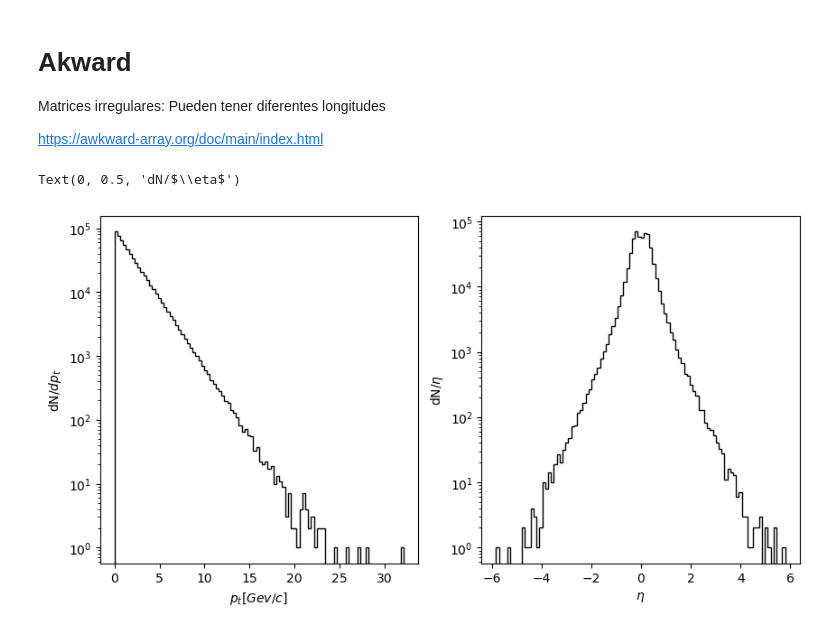
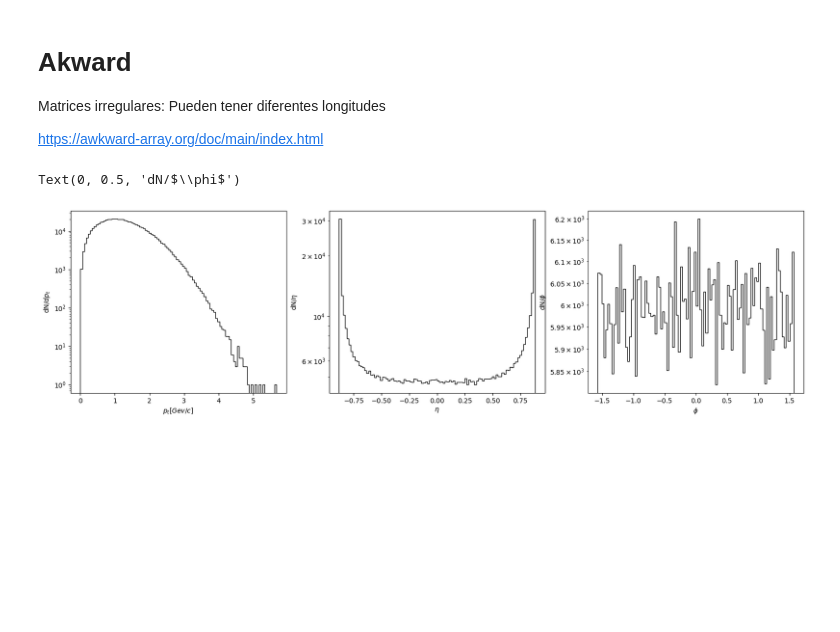
Before and after one commit to isadoji/pyHEP, a Jupyter notebook: 2.Scikit-HEP/uproot.ipynb, the cells around one changed output. Saved outputs shown, nothing was run; the diff lists cells and outputs as text; code cells hidden in the pictures; blank space fills up the shorter version.

```diff
--- a/2.Scikit-HEP/uproot.ipynb
+++ b/2.Scikit-HEP/uproot.ipynb
@@ -143,24 +162,29 @@ https://awkward-array.org/doc/main/index.html
 # %%
 import awkward as ak
 
-pt = ak.flatten(px.array() ** 2 + py.array() ** 2)
-p = px.array() ** 2 + py.array() ** 2 + pz.array() ** 2
+pt = ak.flatten(np.sqrt(px.array() ** 2 + py.array() ** 2))
+p = np.sqrt(px.array() ** 2 + py.array() ** 2 + pz.array() ** 2)
 eta = ak.flatten(0.5*np.log((p+px.array())/(p-px.array())))
 phi = ak.flatten(np.arctan(py.array()/px.array()))
 # %%
 import matplotlib.pyplot as plt
 
-plt.figure(figsize=(10,5))
-plt.subplot(1,2,1)
+plt.figure(figsize=(20,5))
+plt.subplot(1,3,1)
 plt.hist(pt,density=False, bins = 100 , log=True, color ='black',histtype = 'step')
 
 plt.xlabel('$p_t [Gev/c]$')
 plt.ylabel('dN/$dp_t$')
 
-plt.subplot(1,2,2)
+plt.subplot(1,3,2)
 plt.hist(eta,density=False, bins = 100 , color = 'black',log=True,histtype = 'step')
 plt.xlabel('$\eta$')
 plt.ylabel('dN/$\eta$')
+
+plt.subplot(1,3,3)
+plt.hist(phi,density=False, bins = 100 , color = 'black',log=True,histtype = 'step')
+plt.xlabel('$\phi$')
+plt.ylabel('dN/$\phi$')
 # %% [output]
-Text(0, 0.5, 'dN/$\\eta$')
+Text(0, 0.5, 'dN/$\\phi$')
-[figure, old version]
+[figure, new version]
```
Also changed, not shown: parts of 3 cells of this notebook.
